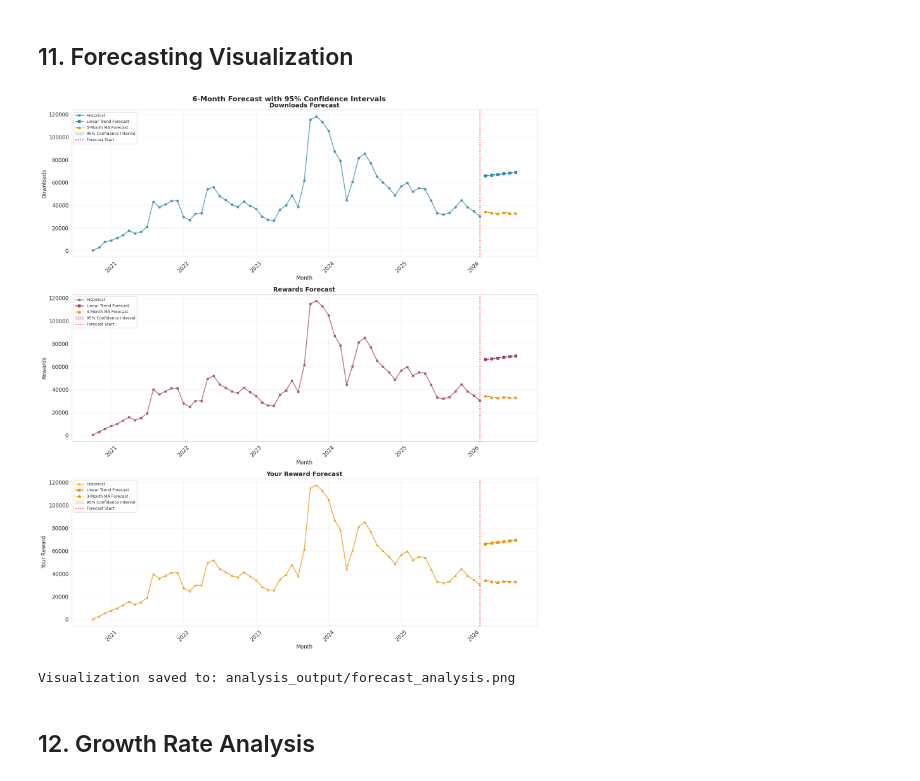
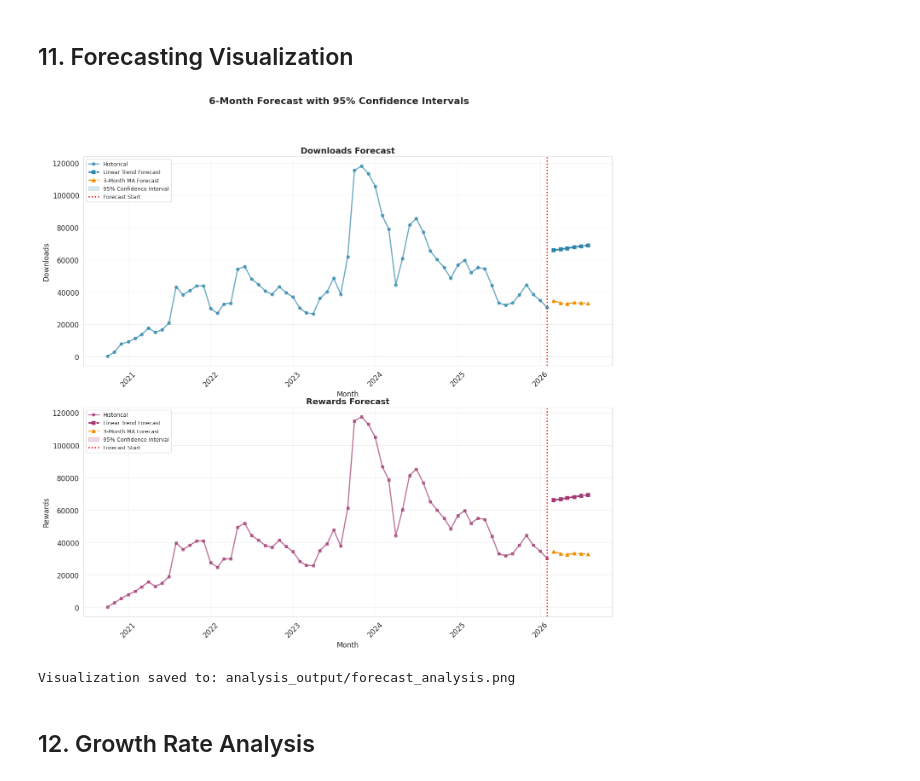
Before and after one commit to neardaniel-pls/near-nexusmods-rewards, a Jupyter notebook: nexusmods_rewards_analysis.ipynb, the cells around one changed output. Cells and saved outputs as stored; diff of their text form; code cells hidden in the pictures.

```diff
--- a/nexusmods_rewards_analysis.ipynb
+++ b/nexusmods_rewards_analysis.ipynb
@@ -395,7 +387,6 @@ df['Downloads MA_3'] = df['Downloads'].rolling(window=MA_WINDOW_SHORT, min_perio
 df['Downloads MA_6'] = df['Downloads'].rolling(window=MA_WINDOW_LONG, min_periods=1).mean()
 df['Rewards MA_3'] = df['Mod Rewards'].rolling(window=MA_WINDOW_SHORT, min_periods=1).mean()
 df['Rewards MA_6'] = df['Mod Rewards'].rolling(window=MA_WINDOW_LONG, min_periods=1).mean()
-df['YourReward MA_3'] = df['Your Reward'].rolling(window=MA_WINDOW_SHORT, min_periods=1).mean()
 
 # Calculate rolling standard deviation
 df['Downloads Std_3'] = df['Downloads'].rolling(window=MA_WINDOW_SHORT, min_periods=1).std()
@@ -404,7 +395,6 @@ df['Rewards Std_3'] = df['Mod Rewards'].rolling(window=MA_WINDOW_SHORT, min_peri
 # Calculate growth rates
 df['Downloads Growth %'] = df['Downloads'].pct_change() * 100
 df['Rewards Growth %'] = df['Mod Rewards'].pct_change() * 100
-df['YourReward Growth %'] = df['Your Reward'].pct_change() * 100
 
 # Calculate year-over-year growth
 df['Downloads YoY Growth %'] = df['Downloads'].pct_change(12) * 100
@@ -412,8 +402,6 @@ df['Rewards YoY Growth %'] = df['Mod Rewards'].pct_change(12) * 100
 
 # Calculate reward efficiency (rewards per download)
 df['Rewards per Download'] = df['Mod Rewards'] / df['Downloads']
-df['YourReward per Download'] = df['Your Reward'] / df['Downloads']
-df['YourReward Share %'] = (df['Your Reward'] / df['Mod Rewards']) * 100
 
 # Calculate rolling correlation
 df['Rolling Correlation'] = df['Downloads'].rolling(window=6).corr(df['Mod Rewards'])
@@ -421,7 +409,6 @@ df['Rolling Correlation'] = df['Downloads'].rolling(window=6).corr(df['Mod Rewar
 # Calculate cumulative totals
 df['Cumulative Downloads'] = df['Downloads'].cumsum()
 df['Cumulative Rewards'] = df['Mod Rewards'].cumsum()
-df['Cumulative YourReward'] = df['Your Reward'].cumsum()
 
 # Add year, quarter, and month columns
 df['Year'] = df.index.year
@@ -432,8 +419,7 @@ df['Month_Num'] = df.index.month
 # Display first few rows with new columns
 print("\nData with Rolling Statistics (first 10 rows):")
 print(df[['Downloads', 'Downloads MA_3', 'Downloads MA_6',
-          'Mod Rewards', 'Rewards MA_3', 'Rewards MA_6',
-          'Your Reward', 'YourReward MA_3', 'Rewards per Download']].head(10))
+          'Mod Rewards', 'Rewards MA_3', 'Rewards MA_6', 'Rewards per Download']].head(10))
 # %% [output]
 Data with Rolling Statistics (first 10 rows):
             Downloads  Downloads MA_3  Downloads MA_6  Mod Rewards  \
@@ -502,7 +487,6 @@ QUARTERLY STATISTICS
 # Detect outliers using IQR method
 df['Downloads Outlier'] = detect_outliers_iqr(df['Downloads']) | detect_outliers_zscore(df['Downloads'])
 df['Rewards Outlier'] = detect_outliers_iqr(df['Mod Rewards']) | detect_outliers_zscore(df['Mod Rewards'])
-df['YourReward Outlier'] = df['Rewards Outlier']  # Identical to Mod Rewards
 
 # Print outlier summary
 print("\n" + "="*70)
@@ -510,7 +494,6 @@ print("OUTLIER DETECTION SUMMARY")
 print("="*70)
 print(f"\nDownloads Outliers: {df['Downloads Outlier'].sum()} months")
 print(f"Rewards Outliers: {df['Rewards Outlier'].sum()} months")
-print(f"Your Reward Outliers: {df['YourReward Outlier'].sum()} months")
 
 # Show outlier months
 if df['Downloads Outlier'].any():
@@ -524,12 +507,6 @@ if df['Rewards Outlier'].any():
     outlier_months = df[df['Rewards Outlier']][['Mod Rewards', 'Rewards Growth %']]
     outlier_months['Month'] = outlier_months.index.strftime('%B %Y')
     print(outlier_months[['Month', 'Mod Rewards', 'Rewards Growth %']].to_string(index=False))
-
-if df['YourReward Outlier'].any():
-    print("\nYour Reward Outlier Months:")
-    outlier_months = df[df['YourReward Outlier']][['Your Reward', 'YourReward Growth %']]
-    outlier_months['Month'] = outlier_months.index.strftime('%B %Y')
-    print(outlier_months[['Month', 'Your Reward', 'YourReward Growth %']].to_string(index=False))
 # %% [output]
 ======================================================================
 OUTLIER DETECTION SUMMARY
@@ -884,7 +815,7 @@ Visualization saved to: analysis_output/moving_averages_with_outliers.png
 ## 11. Forecasting Visualization
 # %%
 # Create forecast plots
-fig, axes = plt.subplots(3, 1, figsize=(16, 18))
+fig, axes = plt.subplots(2, 1, figsize=(16, 14))
 fig.suptitle(f'{FORECAST_PERIODS}-Month Forecast with 95% Confidence Intervals',
              fontsize=16, fontweight='bold')
 
@@ -906,61 +837,35 @@ ax1.axvline(x=df.index[-1], color='red', linestyle=':',
 ax1.set_title('Downloads Forecast', fontsize=14, fontweight='bold')
 ax1.set_xlabel('Month', fontsize=12)
 ax1.set_ylabel('Downloads', fontsize=12)
 ax1.legend(loc='upper left', fontsize=9)
 ax1.grid(True, alpha=0.3)
 ax1.tick_params(axis='x', rotation=45)
 
 # Plot 2: Rewards forecast
 ax2 = axes[1]
 ax2.plot(df.index, df['Mod Rewards'], marker='s',
          linewidth=2, markersize=5, label='Historical', color=COLOR_REWARDS, alpha=0.7)
 ax2.plot(rw_forecast_dates, rw_forecast_values, marker='s',
          linewidth=2.5, markersize=6, label='Linear Trend Forecast',
          color=COLOR_REWARDS, linestyle='--')
 ax2.plot(rw_ma_dates, rw_ma_forecast, marker='^',
          linewidth=2, markersize=6, label=f'{MA_WINDOW_SHORT}-Month MA Forecast',
          color=COLOR_MA_SHORT, linestyle='-.')
 ax2.fill_between(rw_forecast_dates, rw_confidence['lower'],
                   rw_confidence['upper'], alpha=0.2, color=COLOR_REWARDS,
                   label='95% Confidence Interval')
 ax2.axvline(x=df.index[-1], color='red', linestyle=':',
              linewidth=2, label='Forecast Start')
 ax2.set_title('Rewards Forecast', fontsize=14, fontweight='bold')
 ax2.set_xlabel('Month', fontsize=12)
 ax2.set_ylabel('Rewards', fontsize=12)
 ax2.legend(loc='upper left', fontsize=9)
 ax2.grid(True, alpha=0.3)
 ax2.tick_params(axis='x', rotation=45)
 
-# Plot 3: Your Reward forecast
-ax3 = axes[2]
-ax3.plot(df.index, df['Your Reward'], marker='^',
-         linewidth=2, markersize=5, label='Historical', color=COLOR_YOUR_REWARD, alpha=0.7)
-ax3.plot(yr_forecast_dates, yr_forecast_values, marker='s',
-         linewidth=2.5, markersize=6, label='Linear Trend Forecast',
-         color=COLOR_YOUR_REWARD, linestyle='--')
-ax3.plot(yr_ma_dates, yr_ma_forecast, marker='^',
-         linewidth=2, markersize=6, label=f'{MA_WINDOW_SHORT}-Month MA Forecast',
-         color=COLOR_MA_SHORT, linestyle='-.')
-ax3.fill_between(yr_forecast_dates, yr_confidence['lower'],
-                  yr_confidence['upper'], alpha=0.2, color=COLOR_YOUR_REWARD,
-                  label='95% Confidence Interval')
-ax3.axvline(x=df.index[-1], color='red', linestyle=':',
-             linewidth=2, label='Forecast Start')
-ax3.set_title('Your Reward Forecast', fontsize=14, fontweight='bold')
-ax3.set_xlabel('Month', fontsize=12)
-ax3.set_ylabel('Your Reward', fontsize=12)
-ax3.legend(loc='upper left', fontsize=9)
-ax3.grid(True, alpha=0.3)
-ax3.tick_params(axis='x', rotation=45)
-
-plt.tight_layout()
-plt.savefig(f'{output_dir}/forecast_analysis.png', dpi=300, bbox_inches='tight')
-plt.show()
-
-print(f"\nVisualization saved to: {output_dir}/forecast_analysis.png")
+save_plot(fig, 'forecast_analysis.png')
 # %% [output]
-[figure, old version]
+[figure, new version]
 Visualization saved to: analysis_output/forecast_analysis.png
 # %% [markdown]
 ## 12. Growth Rate Analysis
```
Also changed, not shown: parts of 20 cells of this notebook, 1 other file.
